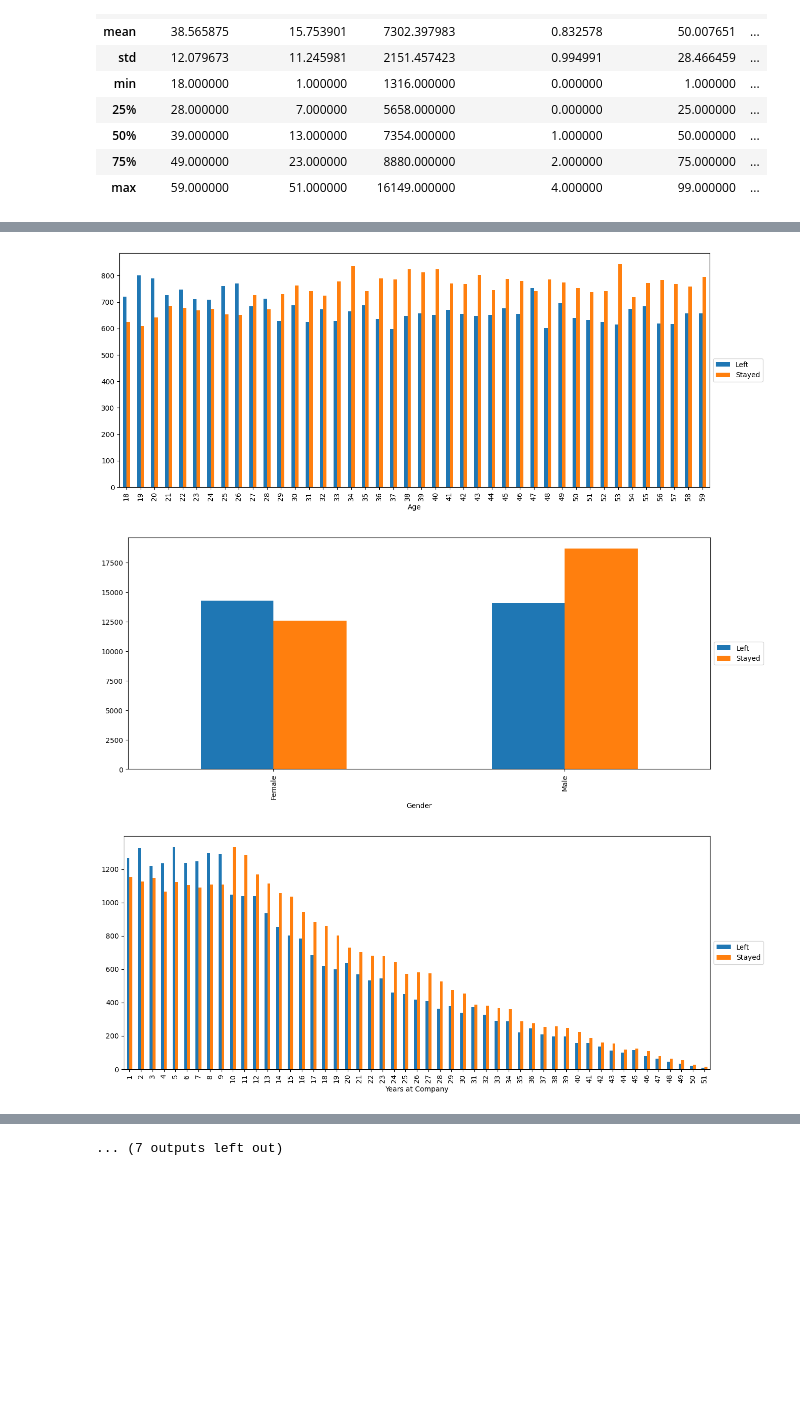
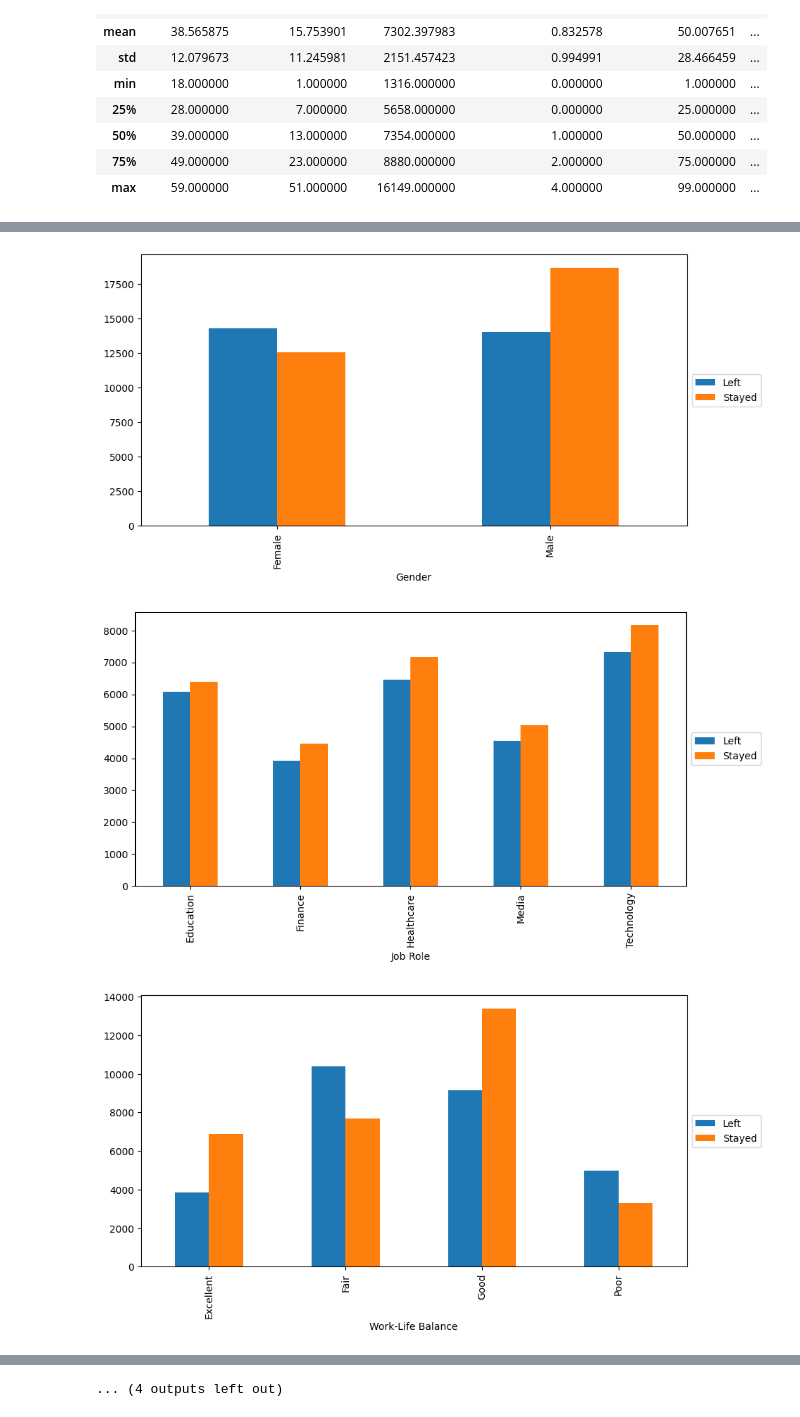
Before and after one commit to marianarrocha/Analise-De-Dados-2025, a Jupyter notebook: Random-forest-Employee-attrition/floresta_aleatoria_projeto_2025.ipynb, the cells around one changed output, grey strips where cells are left out. Drawn from its saved outputs; the diff is of its cells as text; code cells hidden in the pictures; blank space fills up the shorter version.

```diff
--- a/Random-forest-Employee-attrition/floresta_aleatoria_projeto_2025.ipynb
+++ b/Random-forest-Employee-attrition/floresta_aleatoria_projeto_2025.ipynb
@@ -9,7 +19,7 @@ from sklearn.metrics import classification_report, accuracy_score
 # %%
 #carregar as bases de treino e de teste
-treino = pd.read_csv(r'C:\Users\Maria\Desktop\projeto_floresta_aleatoria\train_floresta.csv')
-teste = pd.read_csv(r'C:\Users\Maria\Desktop\projeto_floresta_aleatoria\train_floresta.csv')
+treino = pd.read_csv(r"C:\Users\Maria\Desktop\projeto_floresta_aleatoria\Analise-De-Dados-2025\Random-forest-Employee-attrition\train_floresta.csv")
+teste = pd.read_csv(r"C:\Users\Maria\Desktop\projeto_floresta_aleatoria\Analise-De-Dados-2025\Random-forest-Employee-attrition\test_floresta.csv")
 # %%
 #configurações
 pd.set_option('display.max_columns', None)
@@ -44,0 +59,7 @@ Index(['Employee ID', 'Age', 'Gender', 'Years at Company', 'Job Role',
+# %%
+#moda das colunas categóricas
+moda_dict = {}
+for coluna in col_cat:
+    moda_cat = treino[coluna].mode()
+    moda_dict[coluna] = moda_cat[0]
+moda_dict
@@ -60,0 +96,12 @@ colunas.drop(columns= ['Monthly Income','Distance from Home','Company Tenure'],
+# %%
+# teste qui-quadrado
+for coluna in col_cat[0:-1]:
+    tabela = pd.crosstab(treino[coluna], treino["Attrition"])
+    chi2, p_valor, dof, expected = chi2_contingency(tabela)
+
+    print(f"Variável: {coluna} | Valor-p: {p_valor}")
+
+    if p_valor < 0.05:
+        print("→ Rejeita a hipótese nula: Existe relação significativa com a variável target.\n")
+    else:
+        print("→ Não rejeita a hipótese nula: Sem evidência de relação significativa.\n")
@@ -60,0 +126,16 @@ colunas.drop(columns= ['Monthly Income','Distance from Home','Company Tenure'],
+# %%
+#teste t
+col_num = treino.select_dtypes(include=["number"]).columns
+
+for coluna in col_num:
+    grupo1 = treino[treino["Attrition"] == treino["Attrition"].unique()[0]][coluna]
+    grupo2 = treino[treino["Attrition"] == treino["Attrition"].unique()[1]][coluna]
+
+    t_stat, p_valor = ttest_ind(grupo1, grupo2, equal_var=False)
+
+    print(f"Variável: {coluna} | Valor-p: {p_valor}")
+
+    if p_valor < 0.05:
+        print("→ Rejeita a hipótese nula: Existe diferença significativa entre as médias das classes.\n")
+    else:
+        print("→ Não rejeita a hipótese nula: Sem evidência de diferença significativa.\n")
@@ -61,10 +160,11 @@ colunas.drop(columns= ['Monthly Income','Distance from Home','Company Tenure'],
 # %%
-for coluna in colunas:
+for coluna in col_cat:
+    plt.figure(figsize=(10, 5))
     agrupado = treino.groupby([coluna,'Attrition']).size().unstack(fill_value=0)
-    agrupado.plot(kind='bar', figsize=(15,6))
+    agrupado.plot(kind='bar', ax=plt.gca())
     plt.legend(loc='center left', bbox_to_anchor=(1, 0.5))
     plt.show()
 # %% [output]
-[figure, old version]
+[figure, new version]
-[figure, old version]
+[figure, new version]
-[figure, old version]
+[figure, new version]
@@ -80 +180 @@ for coluna in colunas:
-... (7 outputs left out)
+... (4 outputs left out)
```
Also changed, not shown: parts of 54 cells of this notebook, 1 other file.
